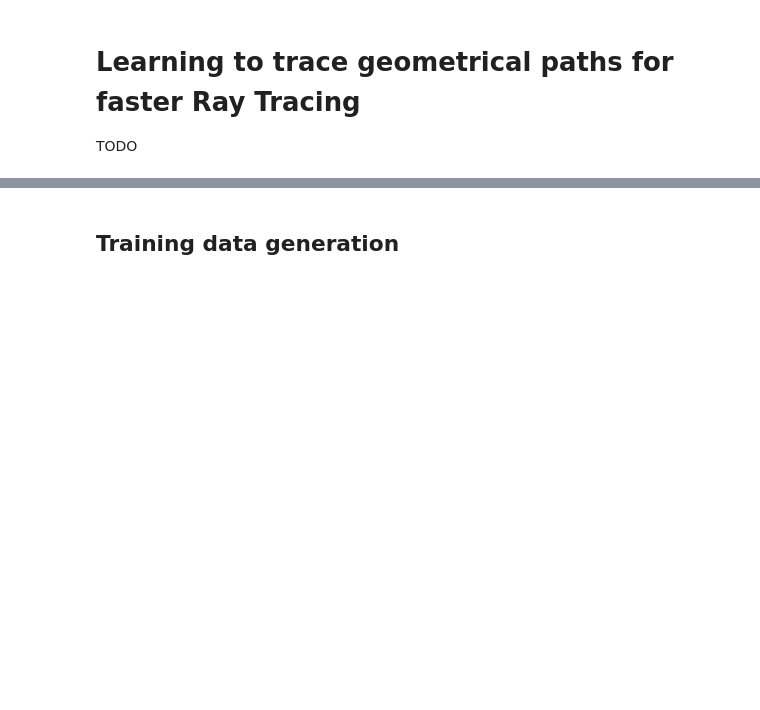
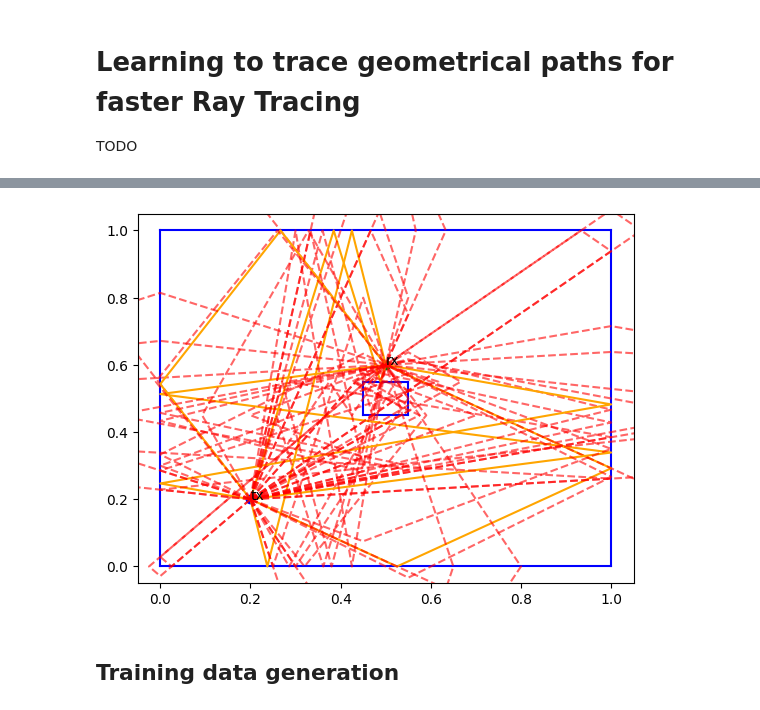
Before and after one commit to jeertmans/DiffeRT2d, a Jupyter notebook: docs/source/GFlowNet.ipynb, the cells around one changed output, grey strips where cells are left out. Cells and saved outputs as stored; diff of their text form; code cells hidden in the pictures; blank space fills up the shorter version.

```diff
--- a/docs/source/GFlowNet.ipynb
+++ b/docs/source/GFlowNet.ipynb
@@ -39,3 +45,21 @@ plt.show()
+# %%
+ax = plt.gca()
+scene.plot(ax)
+
+for _, _, valid, path, path_candidate in scene.all_paths(
+    min_order=order, max_order=order
+):
+    if is_true(valid):
+        path.plot(ax)
+    else:
+        path.plot(ax, linestyle="--", color="red", alpha=0.6)
+
+plt.xlim(*xlim)
+plt.ylim(*ylim)
+
+plt.show()
+# %% [output]
+[figure, added]
 # %% [markdown]
 ## Training data generation
 # %%
```
Also changed, not shown: parts of 17 cells of this notebook, 2 other files.
